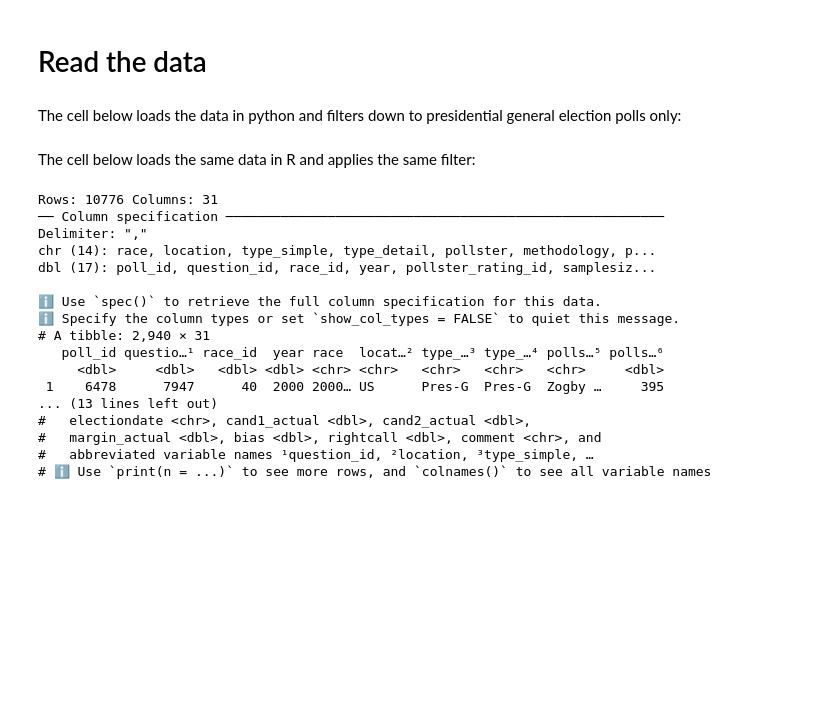
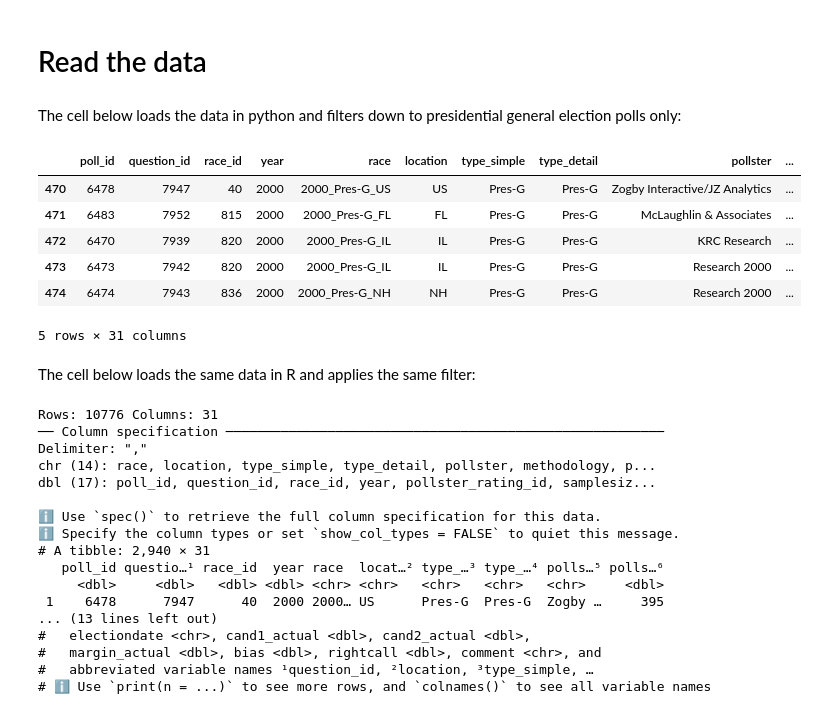
Before and after one commit to jakeneenan/polling-accuracy, a Jupyter notebook: notebook-2.ipynb, the cells around one changed output. Saved outputs shown, nothing was run; the diff lists cells and outputs as text; code cells hidden in the pictures; blank space fills up the shorter version.

```diff
--- a/notebook-2.ipynb
+++ b/notebook-2.ipynb
@@ -40,7 +50,16 @@ The cell below loads the data in python and filters down to presidential general
 # %%
 
 df = pd.read_csv('raw-polls.csv')\
     .query("type_simple=='Pres-G'")
+df.head()
+# %% [output]
+|  | poll_id | question_id | race_id | year | race | location | type_simple | type_detail | pollster | ... |
+| 470 | 6478 | 7947 | 40 | 2000 | 2000_Pres-G_US | US | Pres-G | Pres-G | Zogby Interactive/JZ Analytics | ... |
+| 471 | 6483 | 7952 | 815 | 2000 | 2000_Pres-G_FL | FL | Pres-G | Pres-G | McLaughlin & Associates | ... |
+| 472 | 6470 | 7939 | 820 | 2000 | 2000_Pres-G_IL | IL | Pres-G | Pres-G | KRC Research | ... |
+| 473 | 6473 | 7942 | 820 | 2000 | 2000_Pres-G_IL | IL | Pres-G | Pres-G | Research 2000 | ... |
+| 474 | 6474 | 7943 | 836 | 2000 | 2000_Pres-G_NH | NH | Pres-G | Pres-G | Research 2000 | ... |
+5 rows × 31 columns
 # %% [markdown]
 The cell below loads the same data in R and applies the same filter:
 # %%
```
Also changed, not shown: parts of 3 cells of this notebook.
